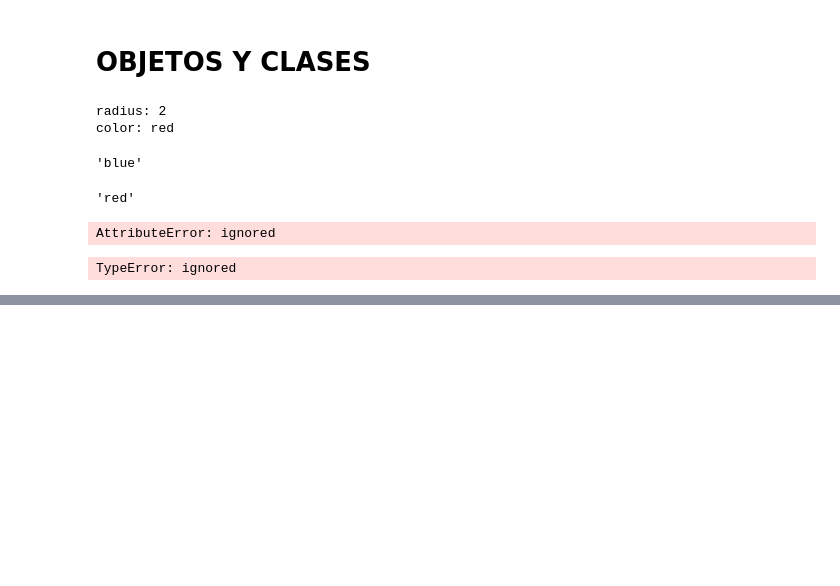
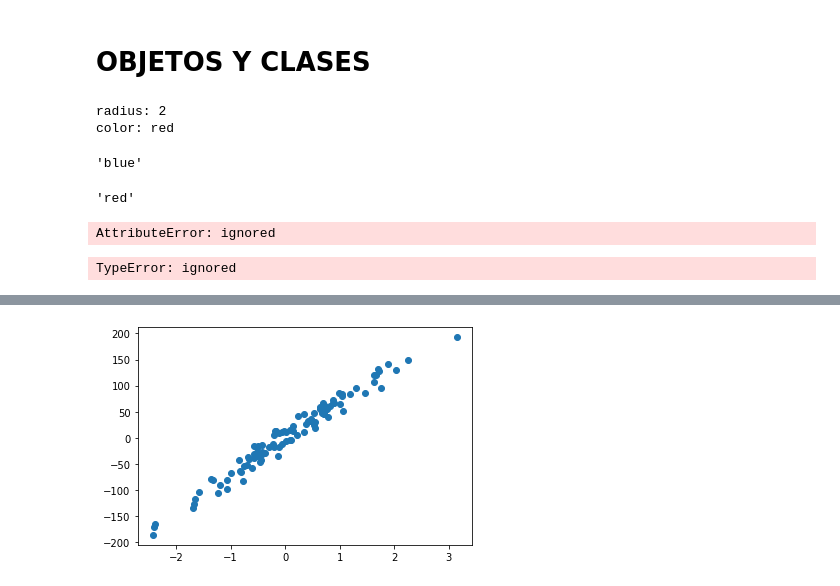
Before and after one commit to yober1315/colab, a Jupyter notebook: PythonxDataScience.ipynb, the cells around one changed output, grey strips where cells are left out. Drawn from its saved outputs; the diff is of its cells as text; code cells hidden in the pictures; blank space fills up the shorter version.

```diff
--- a/PythonxDataScience.ipynb
+++ b/PythonxDataScience.ipynb
@@ -406,0 +441,5 @@ TypeError: ignored
+# %%
+import matplotlib.pyplot as plt
+_ = plt.scatter(x, y)
+# %% [output]
+[figure, added]
```
Also changed, not shown: parts of 18 cells of this notebook.
